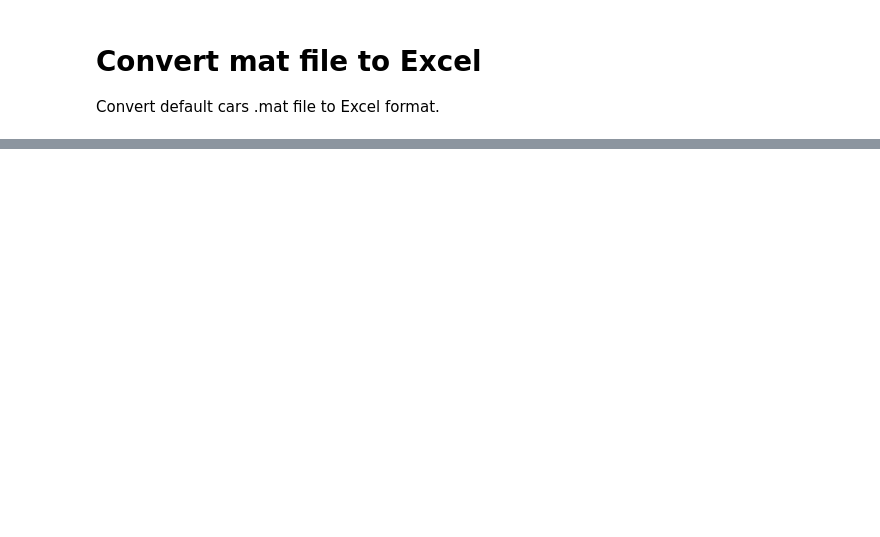
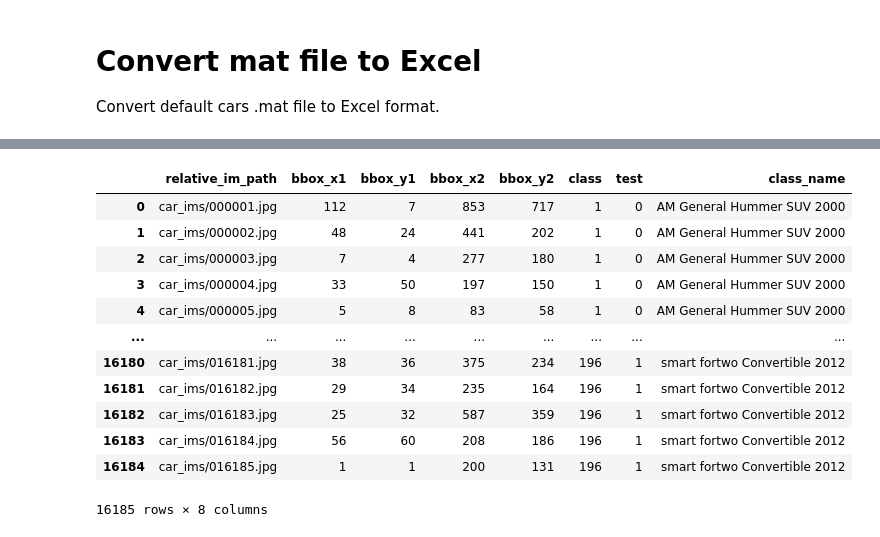
Before and after one commit to ijyliu/computer-vision-project, a Jupyter notebook: Code/Convert mat file to Excel.ipynb, the cells around one changed output, grey strips where cells are left out. Drawn from its saved outputs; the diff is of its cells as text; code cells hidden in the pictures; blank space fills up the shorter version.

```diff
--- a/Code/Convert mat file to Excel.ipynb
+++ b/Code/Convert mat file to Excel.ipynb
@@ -31,0 +37,9 @@ AttributeError: 'Source' object has no attribute 'asttext'
+# %%
+# Check type and structure of cars_annos
+print(type(cars_annos))
+# Check keys of cars_annos
+print(cars_annos.keys())
+# Unpack annotations and class names
+annotations = cars_annos['annotations']
+class_names = cars_annos['class_names']
+#print(annotations)
@@ -32,4 +49,5 @@ AttributeError: 'Source' object has no attribute 'asttext'
 # %%
-# Convert cars_annos to a pandas dataframe
-df = pd.DataFrame(cars_annos['annotations'])
-df
+# Convert components to dataframe
+# Annotations part
+df_annotations = pd.DataFrame(annotations)
+df_annotations
@@ -35,0 +68,4 @@ df
+# %%
+# Class names part
+df_class_names = pd.DataFrame(class_names)
+df_class_names
@@ -36 +86,24 @@ df
+# %%
+# Create class as a variable in df_class_names - just the index + 1
+# Rename column 0 to class_name
+df_class_names['class'] = df_class_names.index + 1
+df_class_names.rename(columns={0: 'class_name'}, inplace=True)
+# %%
+# Create df by merging on class
+df = df_annotations.merge(df_class_names, on='class')
+df
+# %% [output]
+|  | relative_im_path | bbox_x1 | bbox_y1 | bbox_x2 | bbox_y2 | class | test | class_name |
+| 0 | car_ims/000001.jpg | 112 | 7 | 853 | 717 | 1 | 0 | AM General Hummer SUV 2000 |
+| 1 | car_ims/000002.jpg | 48 | 24 | 441 | 202 | 1 | 0 | AM General Hummer SUV 2000 |
+| 2 | car_ims/000003.jpg | 7 | 4 | 277 | 180 | 1 | 0 | AM General Hummer SUV 2000 |
+| 3 | car_ims/000004.jpg | 33 | 50 | 197 | 150 | 1 | 0 | AM General Hummer SUV 2000 |
+| 4 | car_ims/000005.jpg | 5 | 8 | 83 | 58 | 1 | 0 | AM General Hummer SUV 2000 |
+| ... | ... | ... | ... | ... | ... | ... | ... | ... |
+| 16180 | car_ims/016181.jpg | 38 | 36 | 375 | 234 | 196 | 1 | smart fortwo Convertible 2012 |
+| 16181 | car_ims/016182.jpg | 29 | 34 | 235 | 164 | 196 | 1 | smart fortwo Convertible 2012 |
+| 16182 | car_ims/016183.jpg | 25 | 32 | 587 | 359 | 196 | 1 | smart fortwo Convertible 2012 |
+| 16183 | car_ims/016184.jpg | 56 | 60 | 208 | 186 | 196 | 1 | smart fortwo Convertible 2012 |
+| 16184 | car_ims/016185.jpg | 1 | 1 | 200 | 131 | 196 | 1 | smart fortwo Convertible 2012 |
+16185 rows × 8 columns
 # %%
```
Also changed, not shown: parts of 7 cells of this notebook, 3 other files.
